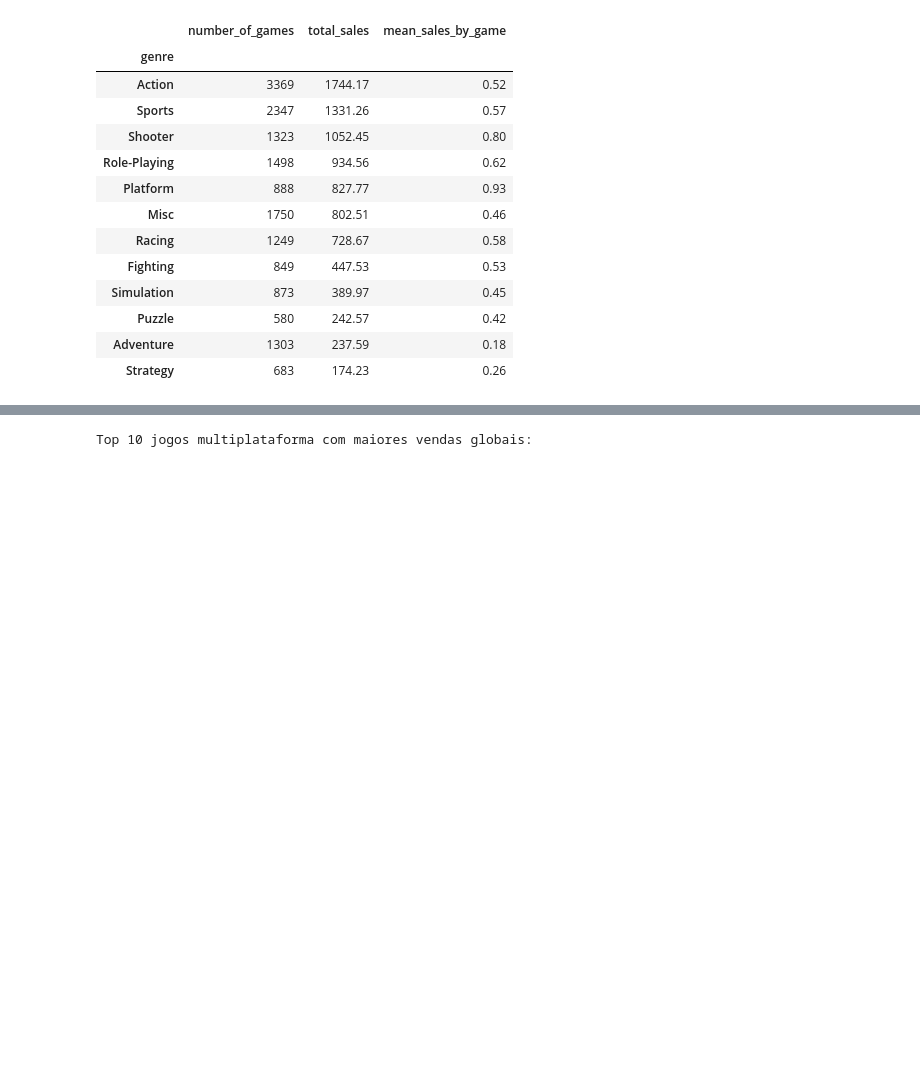
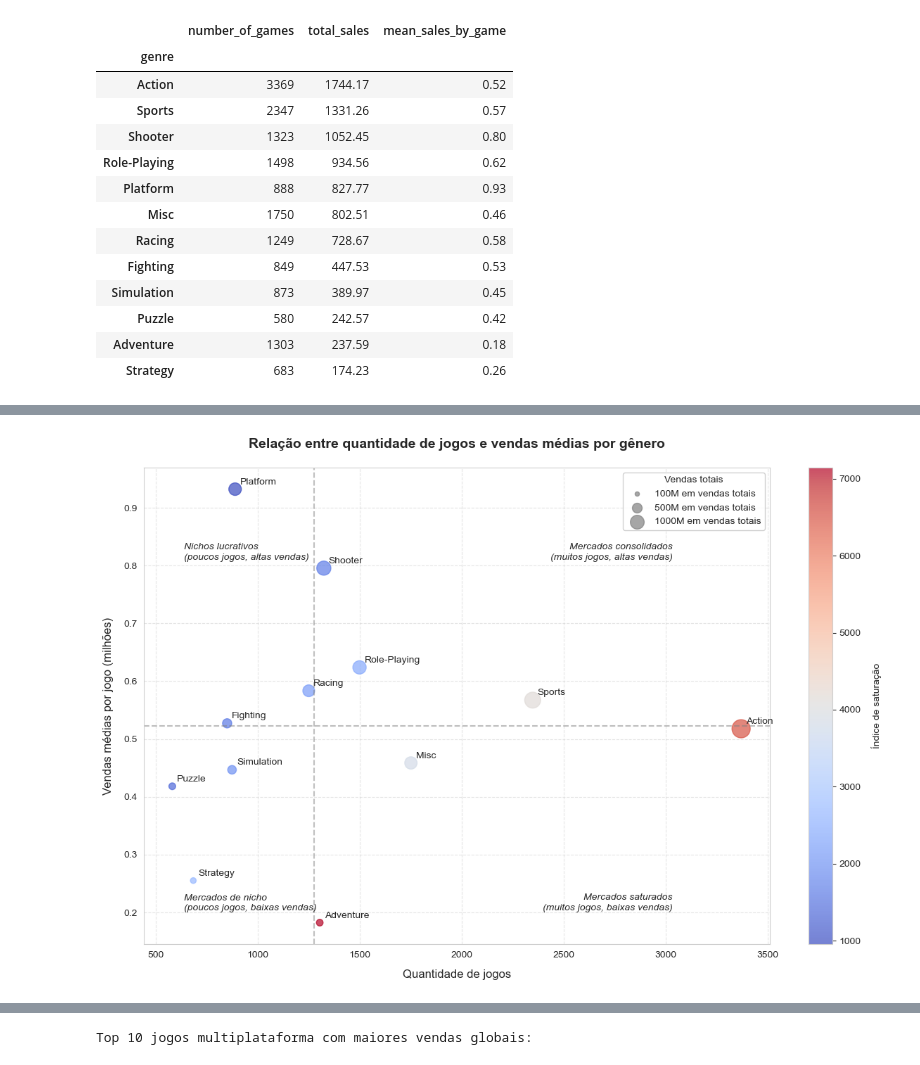
Before and after one commit to raimirsilva/Sprint-6-project, a Jupyter notebook: Ice_games_analysis.ipynb, the cells around one changed output, grey strips where cells are left out. Drawn from its saved outputs; the diff is of its cells as text; code cells hidden in the pictures; blank space fills up the shorter version.

Commit message:
Edição de tabelas e criação de gráfico de dispersão + interpretação final da análise de distribuição de jogos por gênero

```diff
--- a/Ice_games_analysis.ipynb
+++ b/Ice_games_analysis.ipynb
@@ -1197,18 +1194,3 @@ display(bottom_genres[['total_sales', 'mean_sales_by_game']].round(2))
 | Strategy | 174.23 | 0.26 |
 | Adventure | 237.59 | 0.18 |
 | Puzzle | 242.57 | 0.42 |
-# %%
-# Gêneros mais eficientes (alta venda por jogo)
-print('=== EFICIÊNCIA POR GÊNERO ===')
-efficiency = comparative.sort_values('mean_sales_by_game', ascending=False)
-print('\nVendas médias por jogo:')
-print(efficiency['mean_sales_by_game'].head(5).round(2).to_string(index=True))
-
-# Identificar gêneros saturados vs lucrativos
-print('\n=== SATURAÇÃO DO MERCADO ===')
-comparative['saturation'] = comparative['number_of_games'] / comparative['mean_sales_by_game']
-print('\nMenor saturação (mais lucrativos):')
-print(comparative.sort_values('saturation').head(5)['saturation'].round(2).to_string(index=True))
-
-print('\nMaior saturação (mais concorridos):')
-print(comparative.sort_values('saturation', ascending=False).head(5)['saturation'].round(2).to_string(index=True))
@@ -1233 +1239,63 @@ Strategy     2677.43
+# %%
+# Gráfico de dispersão para visualizar relação entre quantidade de jogos e vendas médias
+plt.figure(figsize=(12, 8))
+
+# Criando o gráfico de dispersão
+scatter = plt.scatter(comparative['number_of_games'], comparative['mean_sales_by_game'],
+                     s=comparative['total_sales']/5, alpha=0.7,
+                     c=comparative['saturation'], cmap='coolwarm')
+
+# Adicionando rótulos para cada ponto
+for genre in comparative.index:
+    plt.annotate(genre,
+                (comparative.loc[genre, 'number_of_games'],
+                 comparative.loc[genre, 'mean_sales_by_game']),
+                xytext=(5, 5), textcoords='offset points')
+
+# Adicionando linhas de referência para quadrantes
+plt.axhline(y=comparative['mean_sales_by_game'].median(), color='gray', linestyle='--', alpha=0.5)
+plt.axvline(x=comparative['number_of_games'].median(), color='gray', linestyle='--', alpha=0.5)
+
+# Adicionando anotações para os quadrantes
+plt.annotate('Nichos lucrativos\n(poucos jogos, altas vendas)',
+             xy=(comparative['number_of_games'].min()*1.1, comparative['mean_sales_by_game'].max()*0.9),
+             ha='left', va='top', fontsize=10, fontstyle='italic')
+
+plt.annotate('Mercados consolidados\n(muitos jogos, altas vendas)',
+             xy=(comparative['number_of_games'].max()*0.9, comparative['mean_sales_by_game'].max()*0.9),
+             ha='right', va='top', fontsize=10, fontstyle='italic')
+
+plt.annotate('Mercados saturados\n(muitos jogos, baixas vendas)',
+             xy=(comparative['number_of_games'].max()*0.9, comparative['mean_sales_by_game'].min()*1.1),
+             ha='right', va='bottom', fontsize=10, fontstyle='italic')
+
+plt.annotate('Mercados de nicho\n(poucos jogos, baixas vendas)',
+             xy=(comparative['number_of_games'].min()*1.1, comparative['mean_sales_by_game'].min()*1.1),
+             ha='left', va='bottom', fontsize=10, fontstyle='italic')
+
+# Adicionando barra de cores para o índice de saturação
+cbar = plt.colorbar(scatter, label='Índice de saturação')
+cbar.set_label('Índice de saturação', fontsize=10, labelpad=10)
+
+plt.title('Relação entre quantidade de jogos e vendas médias por gênero', fontsize=14, fontweight='bold', pad=20)
+plt.xlabel('Quantidade de jogos', fontsize=12,labelpad=10)
+plt.ylabel('Vendas médias por jogo (milhões)', fontsize=12, labelpad=10)
+plt.grid(True, linestyle='--', alpha=0.5)
+
+# Criando pontos de referência para a legenda de tamanho
+sizes = [100, 500, 1000]
+labels = ['100M', '500M', '1000M']
+legend_points = []
+
+for size, label in zip(sizes, labels):
+    legend_points.append(plt.scatter([], [], s=size/5, c='gray', alpha=0.7, label=f'{label} em vendas totais'))
+
+# Posição da legenda
+plt.legend(handles=legend_points, title='Vendas totais',
+           loc='upper right', frameon=True, framealpha=0.9)
+
+plt.tight_layout()
+plt.show()
+# %% [output]
+[figure, added]
 # %% [markdown]
```
Also changed, not shown: parts of 6 cells of this notebook.
